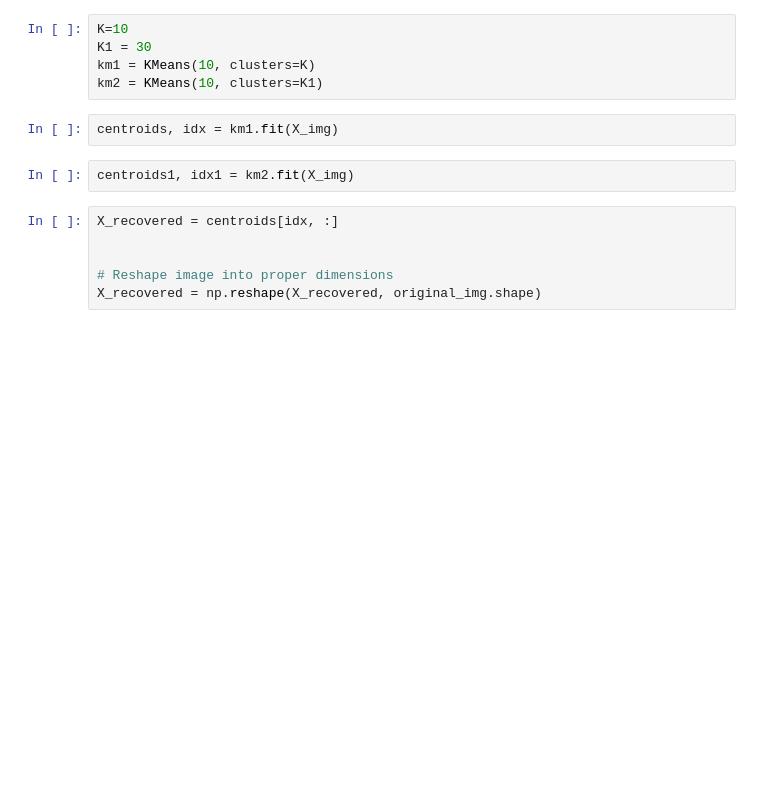
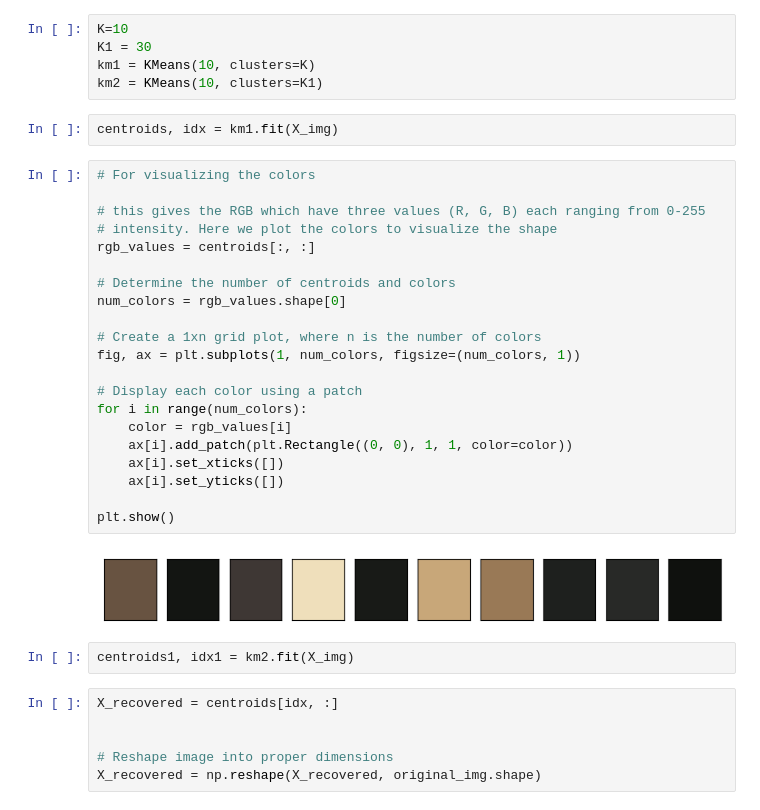
Before and after one commit to shinji-Yama77/ml-models, a Jupyter notebook: unsupervised/kmeanscompression.ipynb, the cells around one changed output. Saved outputs shown, nothing was run; the diff lists cells and outputs as text; blank space fills up the shorter version.

```diff
--- a/unsupervised/kmeanscompression.ipynb
+++ b/unsupervised/kmeanscompression.ipynb
@@ -50,6 +50,29 @@ km1 = KMeans(10, clusters=K)
 km2 = KMeans(10, clusters=K1)
 # %%
 centroids, idx = km1.fit(X_img)
+# %%
+# For visualizing the colors
+
+# this gives the RGB which have three values (R, G, B) each ranging from 0-255
+# intensity. Here we plot the colors to visualize the shape
+rgb_values = centroids[:, :]
+
+# Determine the number of centroids and colors
+num_colors = rgb_values.shape[0]
+
+# Create a 1xn grid plot, where n is the number of colors
+fig, ax = plt.subplots(1, num_colors, figsize=(num_colors, 1))
+
+# Display each color using a patch
+for i in range(num_colors):
+    color = rgb_values[i]
+    ax[i].add_patch(plt.Rectangle((0, 0), 1, 1, color=color))
+    ax[i].set_xticks([])
+    ax[i].set_yticks([])
+
+plt.show()
+# %% [output]
+[figure, added]
 # %%
 centroids1, idx1 = km2.fit(X_img)
 # %%
```
